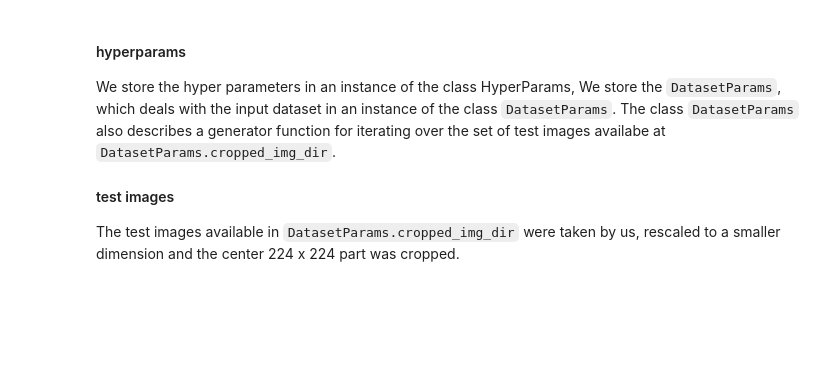
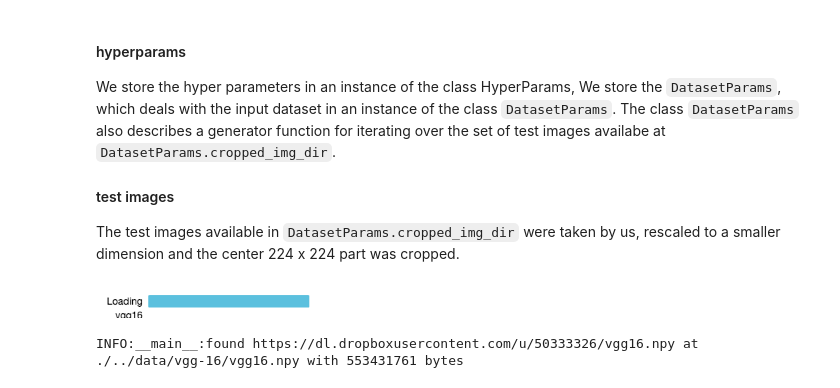
Before and after one commit to kgeorge/kgeorge_dpl, a Jupyter notebook: notebooks/tf_vgg16.ipynb, the cells around one changed output. Cells and saved outputs as stored; diff of their text form; code cells hidden in the pictures; blank space fills up the shorter version.

```diff
--- a/notebooks/tf_vgg16.ipynb
+++ b/notebooks/tf_vgg16.ipynb
@@ -124,39 +124,49 @@ class DatasetParams(object):
 
     @staticmethod
     def maybe_download_vgg16_weights_file(vgg16_weights_filepath):
+        expected_size_of_vgg16_dot_npy=553431761
         def _progress(count, block_size, total_size):
             weights_loading_wdgt.value = float(count * block_size) / float(total_size) * 100.0
             #logger.info('\r>> Downloading %s %.1f%%' % (vgg16_weights_filepath, float(count * block_size) / float(total_size) * 100.0))
-        if not os.path.isfile(vgg16_weights_filepath):
+
+        need_to_download =  not os.path.isfile(vgg16_weights_filepath) or os.stat(vgg16_weights_filepath).st_size != expected_size_of_vgg16_dot_npy
+        if need_to_download:
             try:
                 display(weights_loading_wdgt)
                 new_filepath, _ = urllib.urlretrieve(DatasetParams.VGG_URL, vgg16_weights_filepath, _progress)
+
             except IOError:
                 weights_loading_wdgt.bar_style='danger'
                 pass
+        assert(os.path.isfile(vgg16_weights_filepath))
         statinfo = os.stat(vgg16_weights_filepath)
+        logger.info('found {u} at {f} with {b} bytes'.format(u=DatasetParams.VGG_URL, f=vgg16_weights_filepath, b=statinfo.st_size))
+
 
     def is_image_valid(self, filepath):
         global hyper_params
         b_good_img=False
         try:
             with PIL.Image.open(filepath) as im:
                 b_good_img = im.size == (hyper_params.img_width, hyper_params.img_height)
         except IOError:
             pass
         return b_good_img
 
     #generator which iterates over all the available test files
     def get_test_images(self):
         for root, dirs, files in os.walk(self.cropped_img_dir):
             for f in files:
                 src_img_path=os.path.join(root, f)
                 assert(self.is_image_valid(src_img_path))
                 yield src_img_path
 
 
 hyper_params=HyperParams()
 dataset_params=DatasetParams(dataset_dir='./../data/vgg-16')
+# %% [output]
+[figure, added]
+INFO:__main__:found https://dl.dropboxusercontent.com/u/50333326/vgg16.npy at ./../data/vgg-16/vgg16.npy with 553431761 bytes
 # %%
 
 
```
Also changed, not shown: parts of 1 cell of this notebook, 3 other files.
